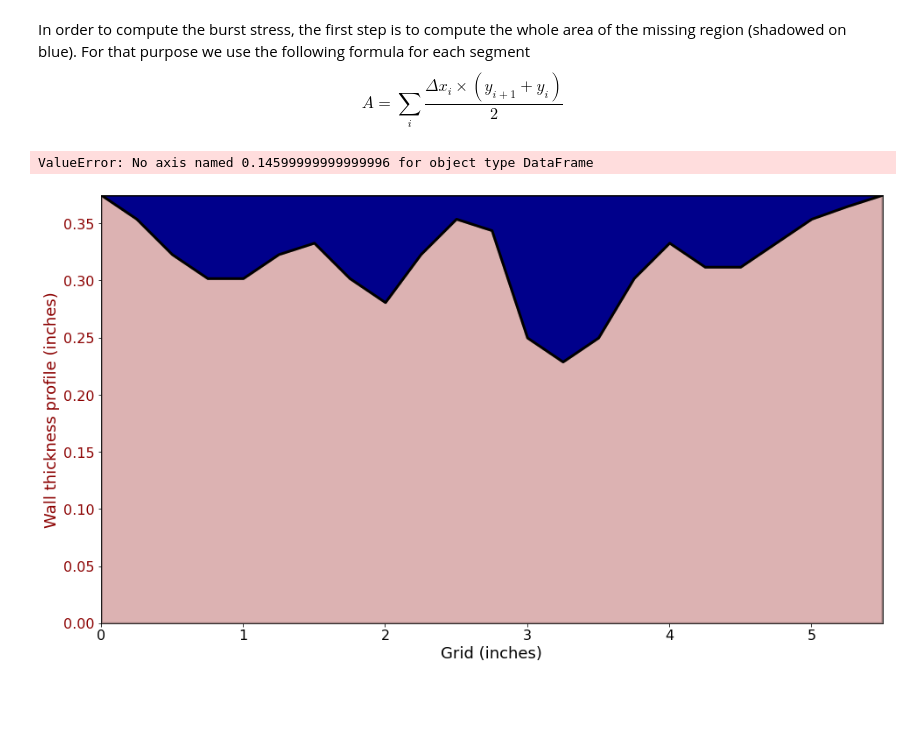
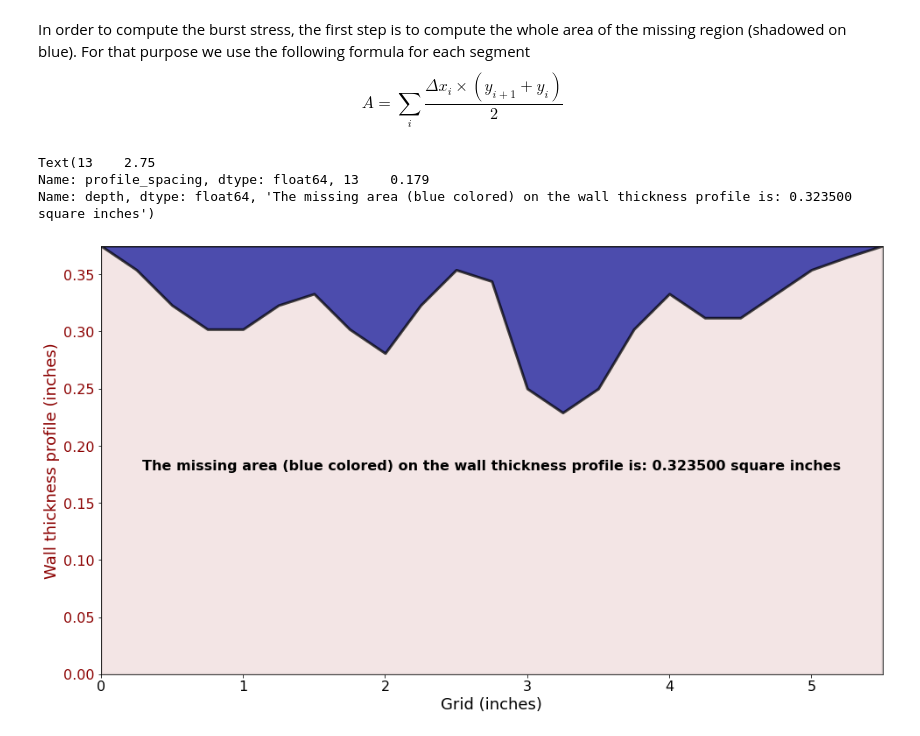
Before and after one commit to rfmergarejo/pipes, a Jupyter notebook: barlow.ipynb, the cells around one changed output. Drawn from its saved outputs; the diff is of its cells as text; code cells hidden in the pictures; blank space fills up the shorter version.

```diff
--- a/barlow.ipynb
+++ b/barlow.ipynb
@@ -114,30 +114,36 @@ def kapa_sigma(length, diameter, thickness, sigma_smys ):
 # %%
 # Compute the lost area on the wall
 x = cprof['profile_spacing'].to_numpy()
 y = cprof['depth'].to_numpy()
 
 area = lost_area(x, y)
 
 color1 = 'darkred'
 color2 = 'darkblue'
 
 fig, axs = plt.subplots(figsize=(16,9))
 
-axs.fill_between(cprof['profile_spacing'], thickness - cprof['depth'], 0, linewidth=3, color=color1, alpha=0.3, ec='black')
-axs.fill_between(cprof['profile_spacing'], thickness - cprof['depth'], thickness, linewidth=3, color=color2, ec='black')
+axs.fill_between(cprof['profile_spacing'], thickness - cprof['depth'], 0, linewidth=3, color=color1, alpha=0.1, ec='black')
+axs.fill_between(cprof['profile_spacing'], thickness - cprof['depth'], thickness, linewidth=3, color=color2, alpha=0.7, ec='black')
 
 axs.set_xlabel('Grid (inches)', size=18)
 axs.tick_params(axis='x', labelsize=16)
 
 axs.set_ylabel('Wall thickness profile (inches)', size=18, color=color1)
 axs.tick_params(axis='y', labelcolor=color1, labelsize=16)
 
 axs.set_xlim(min(cprof['profile_spacing']), max(cprof['profile_spacing']))
 axs.set_ylim(0, thickness)
 
-g_comment = 'The missing area on the wall thickness profile is: {:f} square inches'.format(area)
+g_comment = 'The missing area (blue colored) on the wall thickness profile is: {:f} square inches'.format(area)
+arrow_end = cprof[cprof['depth'] == cprof['depth'].max()]
 
-print(g_comment)
+x_arrow = arrow_end['profile_spacing']
+y_arrow = thickness-arrow_end['depth']
+
+axs.text(x_arrow-0.5, y_arrow-0.05, g_comment,  fontsize=16, horizontalalignment='center', fontweight='bold')
 # %% [output]
-ValueError: No axis named 0.14599999999999996 for object type DataFrame
+Text(13    2.75
+Name: profile_spacing, dtype: float64, 13    0.179
+Name: depth, dtype: float64, 'The missing area (blue colored) on the wall thickness profile is: 0.323500 square inches')
-[figure, old version]
+[figure, new version]
```
